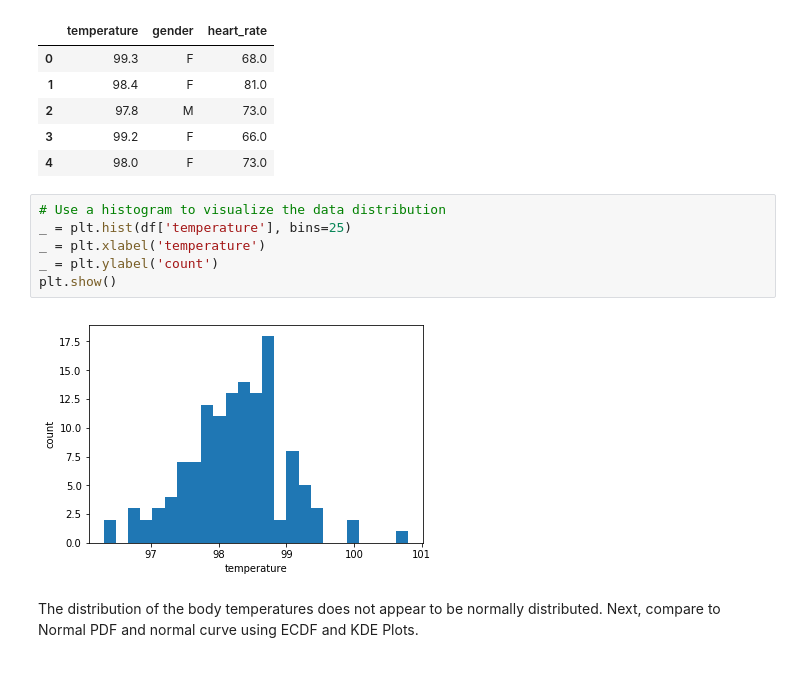
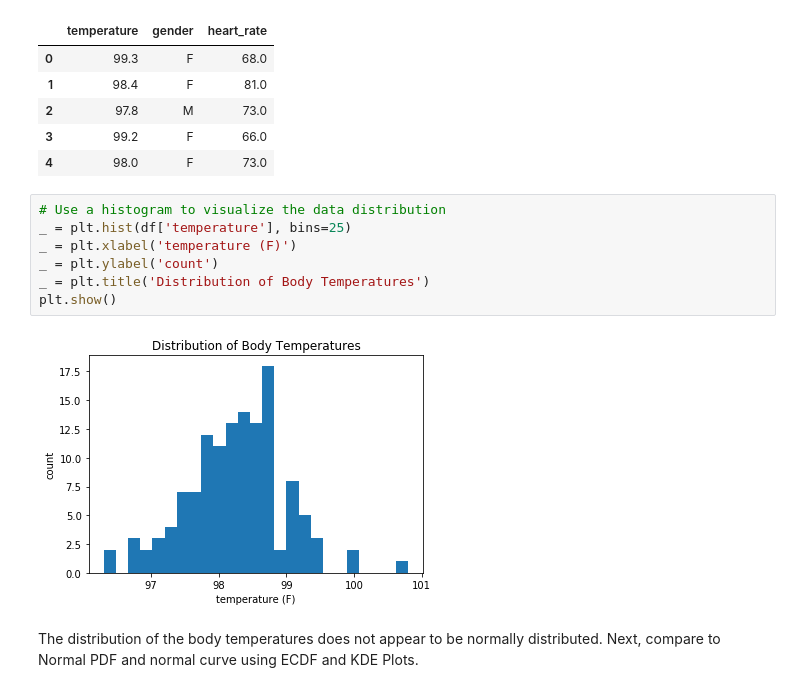
Before and after one commit to chudzikr/EDA, a Jupyter notebook: hypthesis_test_1_human-temp_chudzik.ipynb, the cells around one changed output. Cells and saved outputs as stored; diff of their text form.

```diff
--- a/hypthesis_test_1_human-temp_chudzik.ipynb
+++ b/hypthesis_test_1_human-temp_chudzik.ipynb
@@ -81,11 +81,12 @@ df.head()
 # %%
 # Use a histogram to visualize the data distribution
 _ = plt.hist(df['temperature'], bins=25)
-_ = plt.xlabel('temperature')
+_ = plt.xlabel('temperature (F)')
 _ = plt.ylabel('count')
+_ = plt.title('Distribution of Body Temperatures')
 plt.show()
 # %% [output]
-[figure, old version]
+[figure, new version]
 # %% [markdown]
 The distribution of the body temperatures does not appear to be normally distributed. Next, compare to Normal PDF and normal curve using ECDF and KDE Plots.
 # %% [markdown]
```
Also changed, not shown: parts of 31 cells of this notebook.
